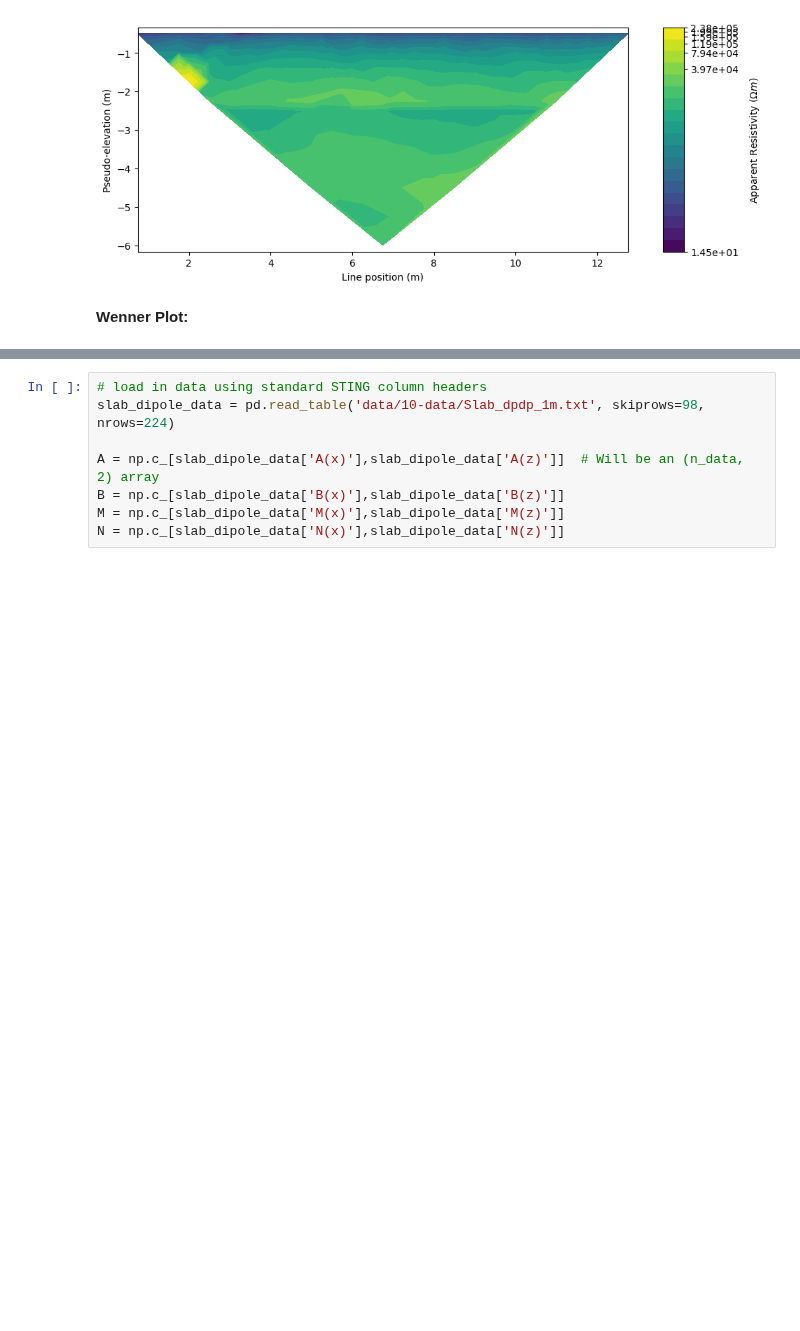
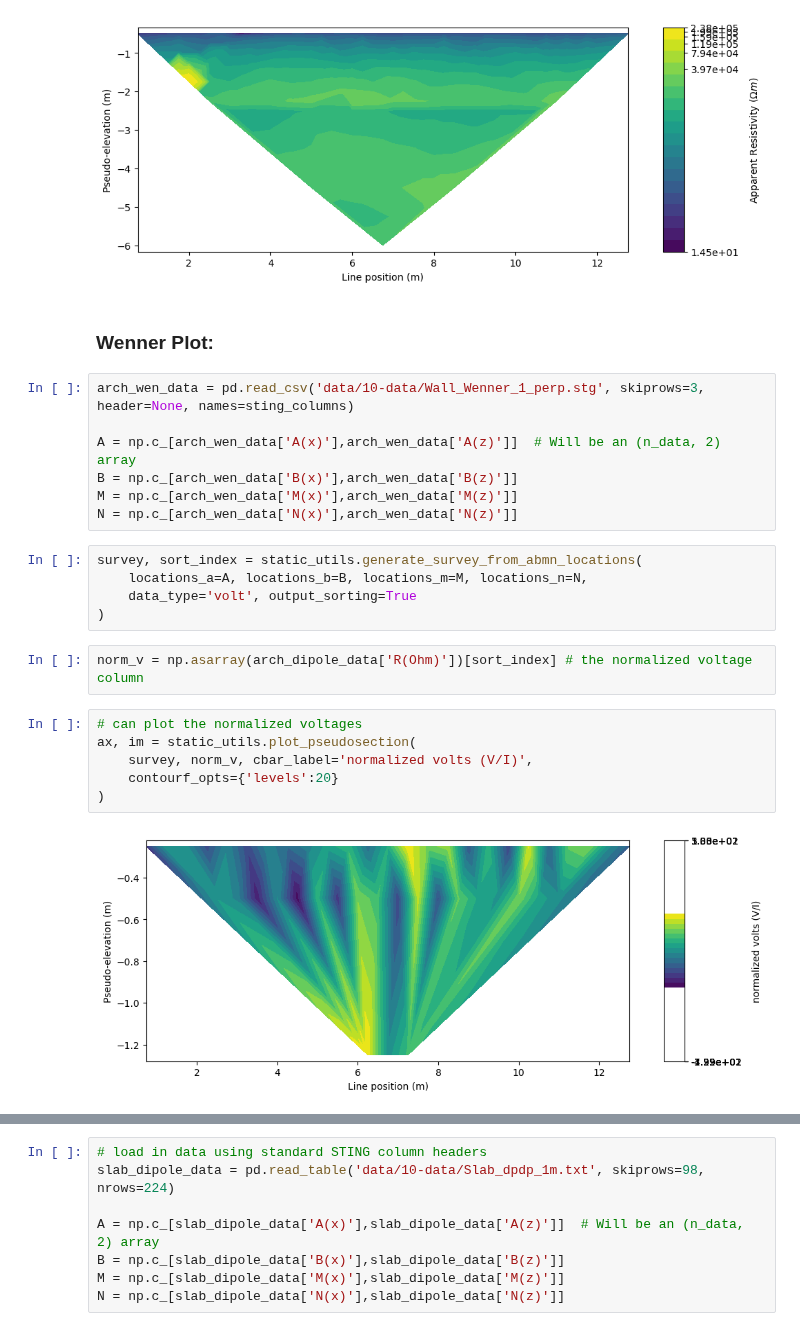
Before and after one commit to lillian-hanson/gpgn-318-328-notebooks, a Jupyter notebook: Labs/resitivity/10-lab-work.ipynb, the cells around one changed output, grey strips where cells are left out. Cells and saved outputs as stored; diff of their text form; blank space fills up the shorter version.

```diff
--- a/Labs/resitivity/10-lab-work.ipynb
+++ b/Labs/resitivity/10-lab-work.ipynb
@@ -145,4 +147,26 @@ ax, im = static_utils.plot_pseudosection(
 # %% [output]
 [figure]
 # %% [markdown]
-**Wenner Plot:**
+### Wenner Plot:
+# %%
+arch_wen_data = pd.read_csv('data/10-data/Wall_Wenner_1_perp.stg', skiprows=3, header=None, names=sting_columns)
+
+A = np.c_[arch_wen_data['A(x)'],arch_wen_data['A(z)']]  # Will be an (n_data, 2) array
+B = np.c_[arch_wen_data['B(x)'],arch_wen_data['B(z)']]
+M = np.c_[arch_wen_data['M(x)'],arch_wen_data['M(z)']]
+N = np.c_[arch_wen_data['N(x)'],arch_wen_data['N(z)']]
+# %%
+survey, sort_index = static_utils.generate_survey_from_abmn_locations(
+    locations_a=A, locations_b=B, locations_m=M, locations_n=N,
+    data_type='volt', output_sorting=True
+)
+# %%
+norm_v = np.asarray(arch_dipole_data['R(Ohm)'])[sort_index] # the normalized voltage column
+# %%
+# can plot the normalized voltages
+ax, im = static_utils.plot_pseudosection(
+    survey, norm_v, cbar_label='normalized volts (V/I)',
+    contourf_opts={'levels':20}
+)
+# %% [output]
+[figure, added]
```
Also changed, not shown: parts of 21 cells of this notebook.
